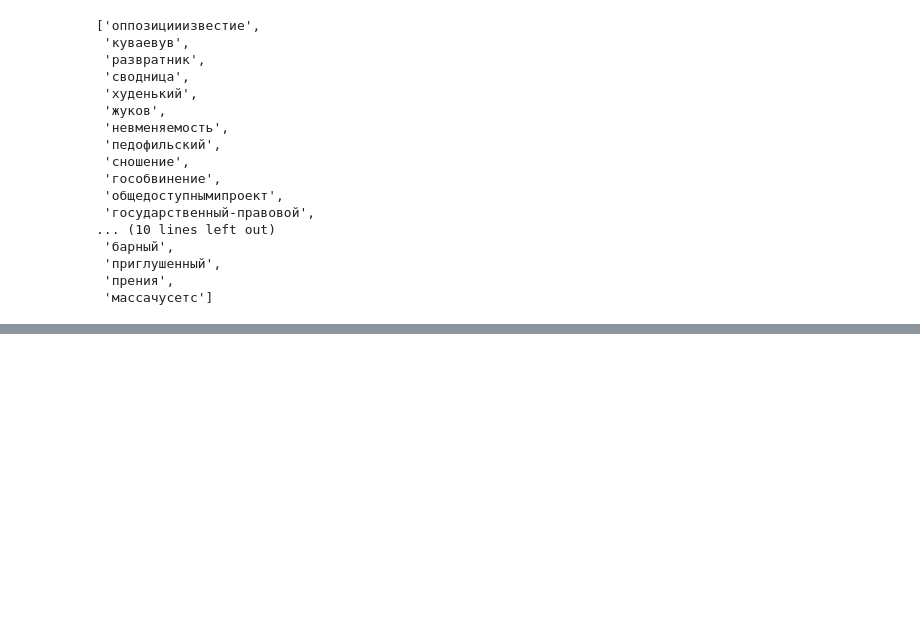
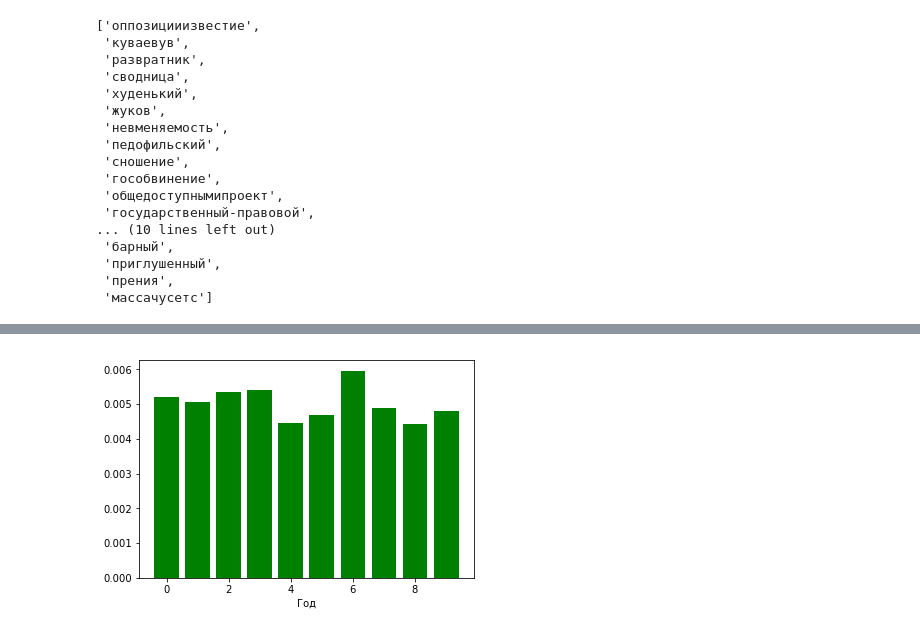
Before and after one commit to dkbrz/AOT_HW, a Jupyter notebook: HW_1/HW_1.ipynb, the cells around one changed output, grey strips where cells are left out. Saved outputs shown, nothing was run; the diff lists cells and outputs as text; code cells hidden in the pictures; blank space fills up the shorter version.

```diff
--- a/HW_1/HW_1.ipynb
+++ b/HW_1/HW_1.ipynb
@@ -278,0 +550,7 @@ new_texts
+# %%
+x = np.arange(10)
+plt.bar(x, df['год'], color = 'green' )
+plt.xlabel('Год')
+plt.show()
+# %% [output]
+[figure, added]
```
Also changed, not shown: parts of 64 cells of this notebook, 3 other files.
